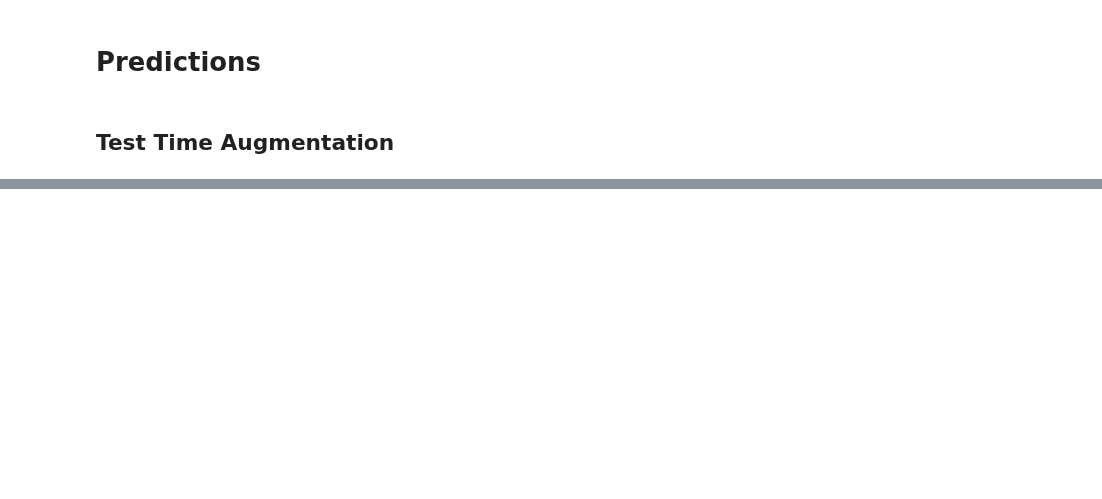
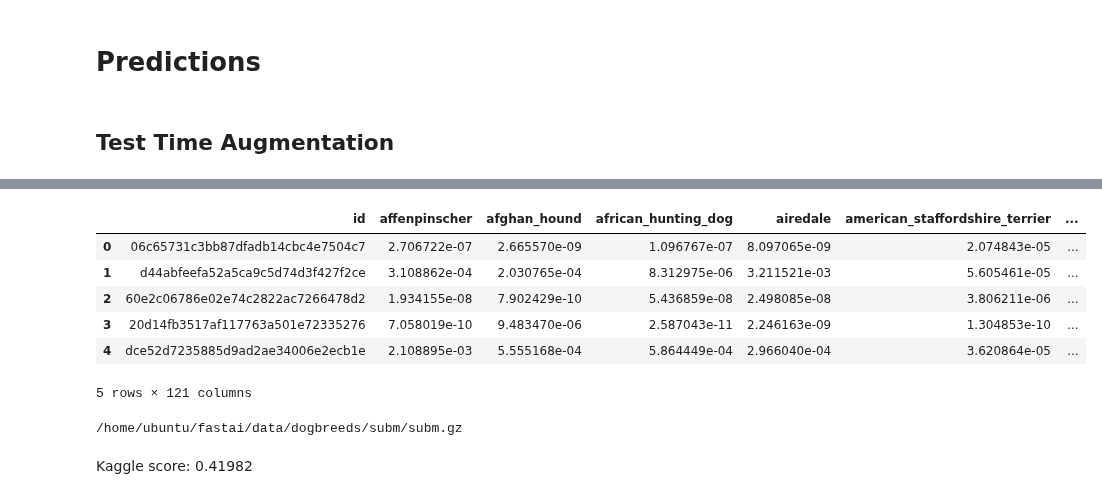
Before and after one commit to nrasch/Portfolio, a Jupyter notebook: Machine-Learning/Python/VisionTemplate.v1.ipynb, the cells around one changed output, grey strips where cells are left out. Drawn from its saved outputs; the diff is of its cells as text; code cells hidden in the pictures; blank space fills up the shorter version.

```diff
--- a/Machine-Learning/Python/VisionTemplate.v1.ipynb
+++ b/Machine-Learning/Python/VisionTemplate.v1.ipynb
@@ -386,0 +450,7 @@ plot_val_with_title(most_by_correct(0, False), "Most incorrect dogs")
+# %%
+# We want to use the test dataset rather than validation dataset,
+# so set 'is_test=True'
+log_preds, y = learn.TTA(is_test=True)
+# %%
+# Record the probabilities
+probs = np.mean(np.exp(log_preds),0)
@@ -386,0 +462,20 @@ plot_val_with_title(most_by_correct(0, False), "Most incorrect dogs")
+# %%
+# Create Pandas dataframe to hold submission results
+df = pd.DataFrame(probs)
+
+# One column for each class (i.e. 120)
+df.columns = data.classes
+# %%
+# Strip off the folder name and file extension from the image file names and add to dataframe
+df.insert(0, 'id', [o[5:-4] for o in data.test_ds.fnames])
+# %%
+# Examine some results
+df.head()
+# %% [output]
+|  | id | affenpinscher | afghan_hound | african_hunting_dog | airedale | american_staffordshire_terrier | ... |
+| 0 | 06c65731c3bb87dfadb14cbc4e7504c7 | 2.706722e-07 | 2.665570e-09 | 1.096767e-07 | 8.097065e-09 | 2.074843e-05 | ... |
+| 1 | d44abfeefa52a5ca9c5d74d3f427f2ce | 3.108862e-04 | 2.030765e-04 | 8.312975e-06 | 3.211521e-03 | 5.605461e-05 | ... |
+| 2 | 60e2c06786e02e74c2822ac7266478d2 | 1.934155e-08 | 7.902429e-10 | 5.436859e-08 | 2.498085e-08 | 3.806211e-06 | ... |
+| 3 | 20d14fb3517af117763a501e72335276 | 7.058019e-10 | 9.483470e-06 | 2.587043e-11 | 2.246163e-09 | 1.304853e-10 | ... |
+| 4 | dce52d7235885d9ad2ae34006e2ecb1e | 2.108895e-03 | 5.555168e-04 | 5.864449e-04 | 2.966040e-04 | 3.620864e-05 | ... |
+5 rows × 121 columns
@@ -386,0 +487,7 @@ plot_val_with_title(most_by_correct(0, False), "Most incorrect dogs")
+# %%
+# Provide link to download submission file
+FileLink(f'{SUBM}subm.gz')
+# %% [output]
+/home/ubuntu/fastai/data/dogbreeds/subm/subm.gz
+# %% [markdown]
+Kaggle score:  0.41982
```
Also changed, not shown: parts of 34 cells of this notebook.
